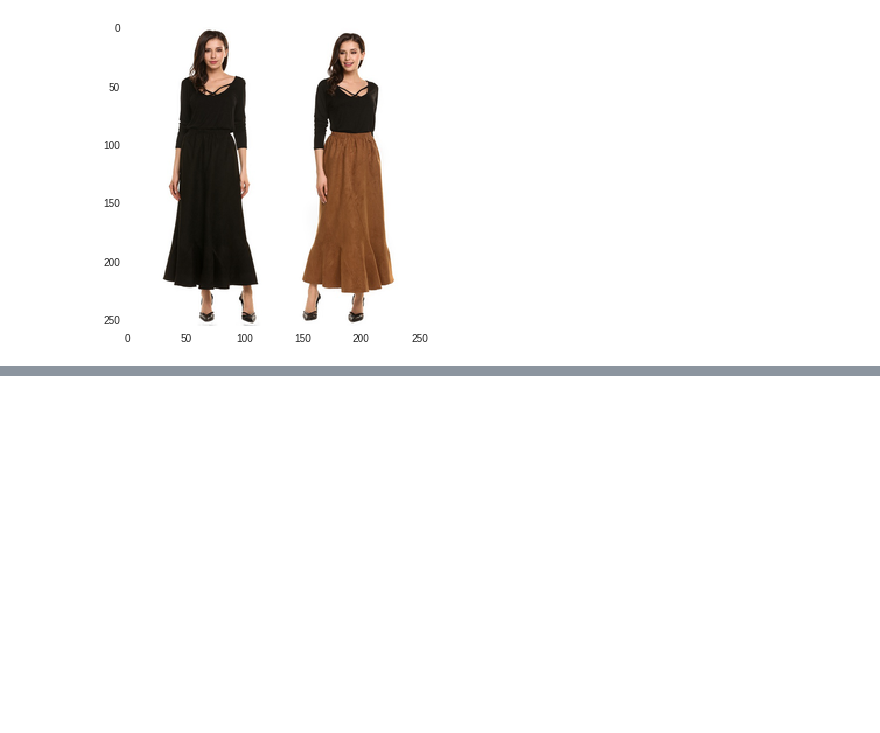
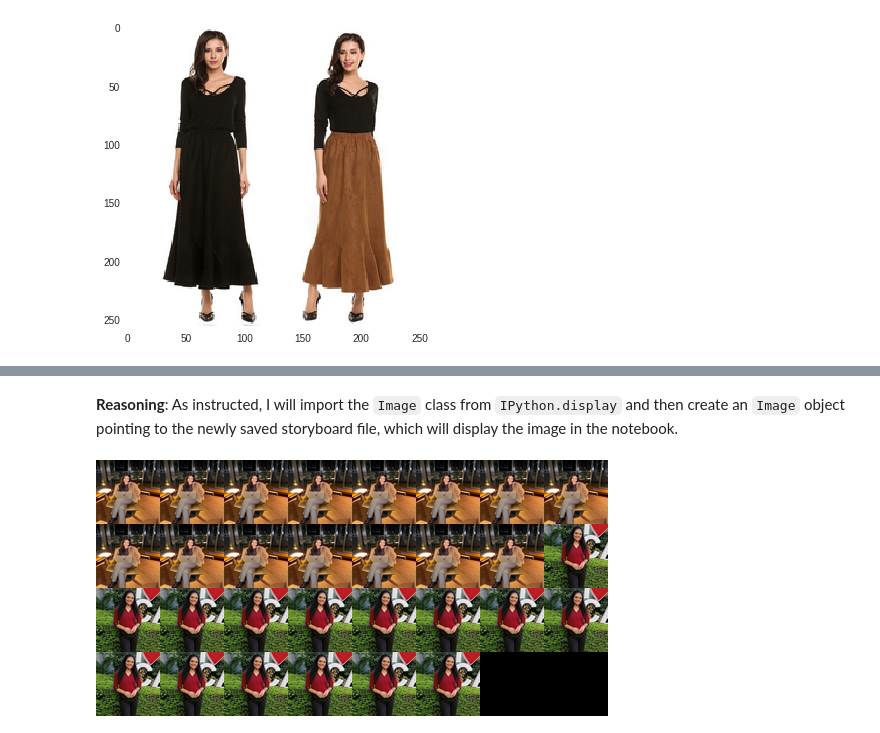
Before and after one commit to shivnath201326/my-affiliate-website, a Jupyter notebook: Untitled0.ipynb, the cells around one changed output, grey strips where cells are left out. Cells and saved outputs as stored; diff of their text form; code cells hidden in the pictures; blank space fills up the shorter version.

```diff
--- a/Untitled0.ipynb
+++ b/Untitled0.ipynb
@@ -456,0 +600,8 @@ plt.show()
+# %% [markdown]
+**Reasoning**:
+As instructed, I will import the `Image` class from `IPython.display` and then create an `Image` object pointing to the newly saved storyboard file, which will display the image in the notebook.
+# %%
+from IPython.display import Image
+Image('diffusion_storyboard_dual_image.png')
+# %% [output]
+[figure, added]
```
Also changed, not shown: parts of 93 cells of this notebook.
